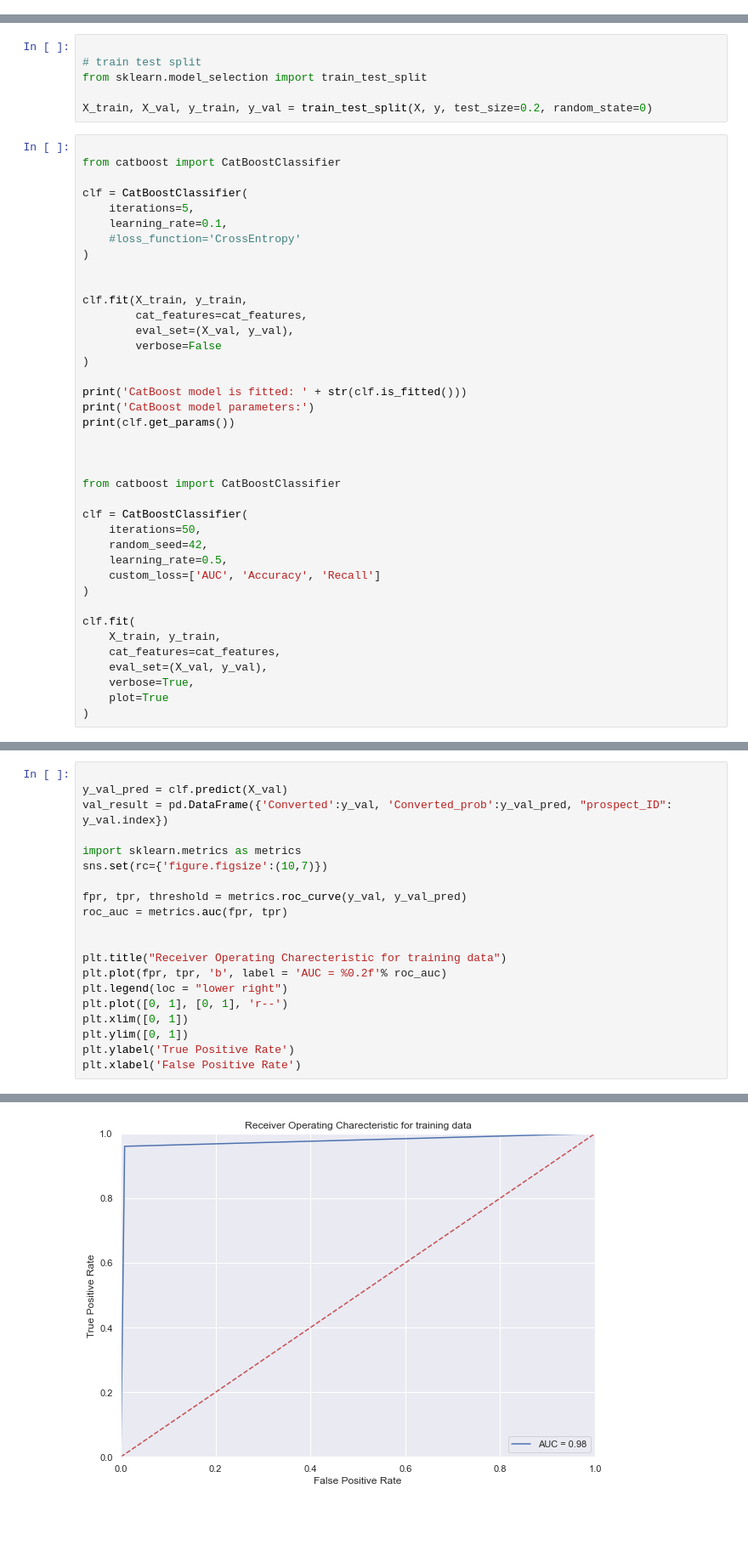
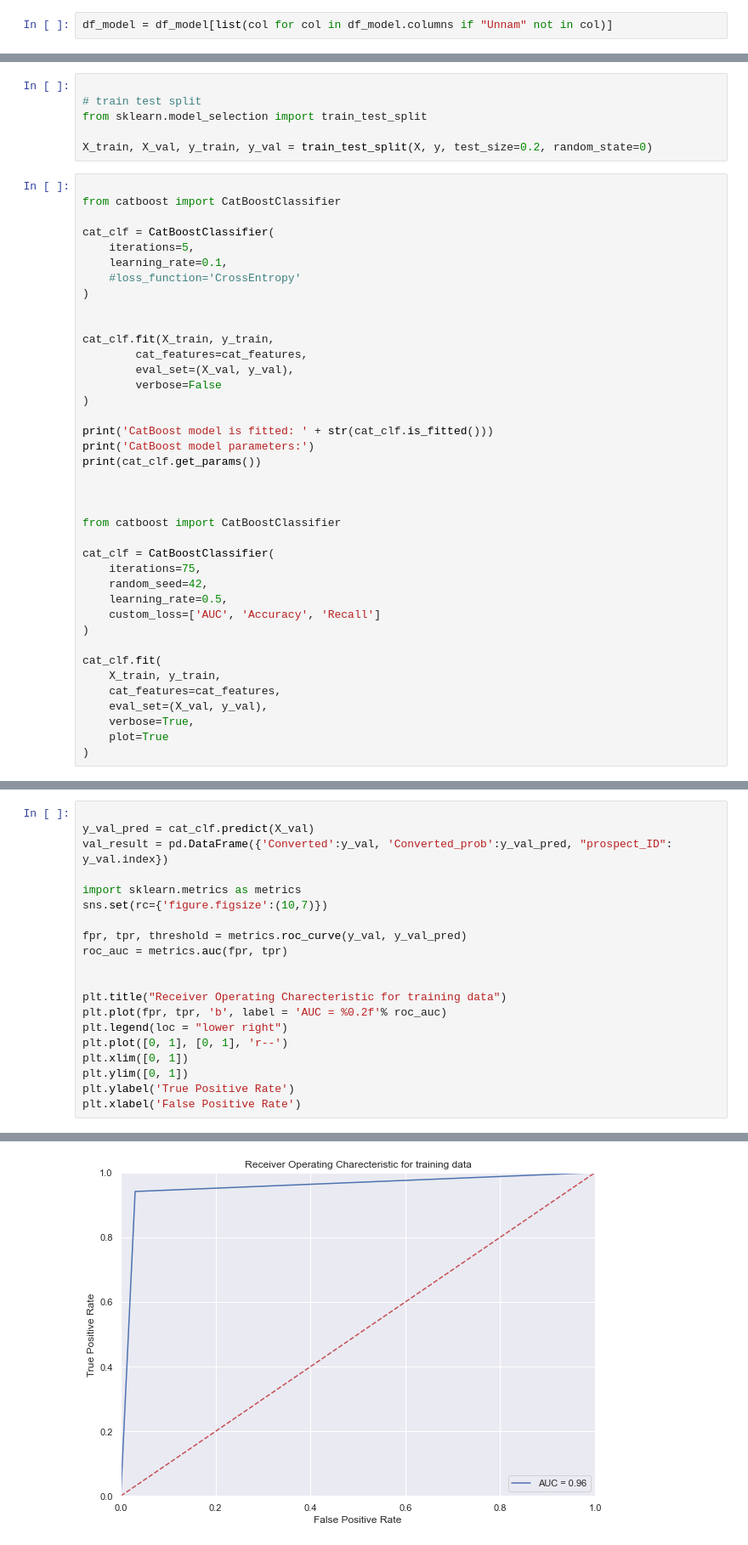
Before and after one commit to shineiifl/etf_trade_activation_model, a Jupyter notebook: notebooks/model_training.ipynb, the cells around one changed output, grey strips where cells are left out. Shown: that part at 85% size. Saved outputs shown, nothing was run; the diff lists cells and outputs as text; blank space fills up the shorter version.

Commit message:
model trained, post analysis notebook, report donegit addShine

```diff
--- a/notebooks/model_training.ipynb
+++ b/notebooks/model_training.ipynb
@@ -15,6 +15,8 @@ from datetime import date
 # importing the processed data
 df_model = pd.read_csv("../inter_data/processed_catboost.csv")
 df_model_enc = pd.read_csv("../inter_data/processed_encoded.csv")
+# %%
+df_model = df_model[list(col for col in df_model.columns if "Unnam" not in col)]
 # %% [markdown]
 
 ### Catboost
@@ -106,35 +108,35 @@ X_train, X_val, y_train, y_val = train_test_split(X, y, test_size=0.2, random_st
 
 from catboost import CatBoostClassifier
 
-clf = CatBoostClassifier(
+cat_clf = CatBoostClassifier(
     iterations=5,
     learning_rate=0.1,
     #loss_function='CrossEntropy'
 )
 
 
-clf.fit(X_train, y_train,
+cat_clf.fit(X_train, y_train,
         cat_features=cat_features,
         eval_set=(X_val, y_val),
         verbose=False
 )
 
-print('CatBoost model is fitted: ' + str(clf.is_fitted()))
+print('CatBoost model is fitted: ' + str(cat_clf.is_fitted()))
 print('CatBoost model parameters:')
-print(clf.get_params())
+print(cat_clf.get_params())
 
 
 
 from catboost import CatBoostClassifier
 
-clf = CatBoostClassifier(
-    iterations=50,
+cat_clf = CatBoostClassifier(
+    iterations=75,
     random_seed=42,
     learning_rate=0.5,
     custom_loss=['AUC', 'Accuracy', 'Recall']
 )
 
-clf.fit(
+cat_clf.fit(
     X_train, y_train,
     cat_features=cat_features,
     eval_set=(X_val, y_val),
@@ -191,23 +193,23 @@ Text(0.5, 0, 'False Positive Rate')
 # %%
 
-y_val_pred = clf.predict(X_val)
+y_val_pred = cat_clf.predict(X_val)
 val_result = pd.DataFrame({'Converted':y_val, 'Converted_prob':y_val_pred, "prospect_ID": y_val.index})
 
 import sklearn.metrics as metrics
 sns.set(rc={'figure.figsize':(10,7)})
 
 fpr, tpr, threshold = metrics.roc_curve(y_val, y_val_pred)
 roc_auc = metrics.auc(fpr, tpr)
 
 
 plt.title("Receiver Operating Charecteristic for training data")
 plt.plot(fpr, tpr, 'b', label = 'AUC = %0.2f'% roc_auc)
 plt.legend(loc = "lower right")
 plt.plot([0, 1], [0, 1], 'r--')
 plt.xlim([0, 1])
 plt.ylim([0, 1])
 plt.ylabel('True Positive Rate')
 plt.xlabel('False Positive Rate')
 # %% [output]
 Text(0.5, 0, 'False Positive Rate')
-[figure, old version]
+[figure, new version]
```
Also changed, not shown: parts of 9 cells of this notebook, 13 other files.
